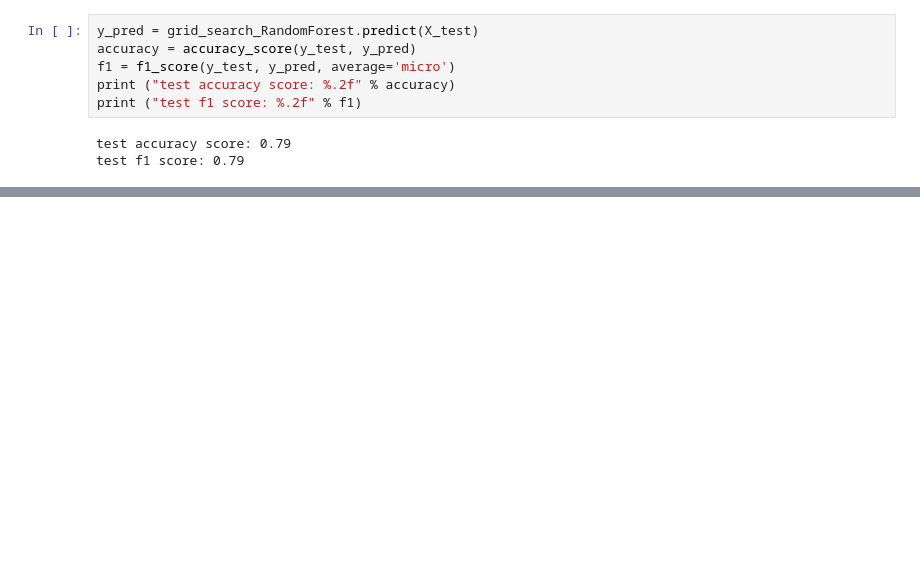
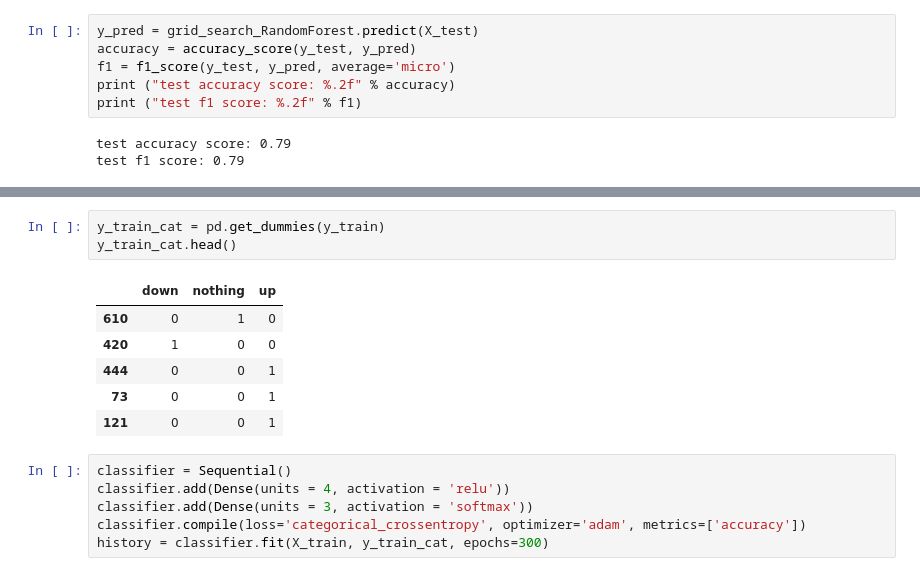
Before and after one commit to andrinpricemeier/meigames-pong-models, a Jupyter notebook: train_model.ipynb, the cells around one changed output, grey strips where cells are left out. Cells and saved outputs as stored; diff of their text form; blank space fills up the shorter version.

```diff
--- a/train_model.ipynb
+++ b/train_model.ipynb
@@ -276,0 +300,16 @@ Accuracy score 0.8199052132701422
+# %%
+y_train_cat = pd.get_dummies(y_train)
+y_train_cat.head()
+# %% [output]
+|  | down | nothing | up |
+| 610 | 0 | 1 | 0 |
+| 420 | 1 | 0 | 0 |
+| 444 | 0 | 0 | 1 |
+| 73 | 0 | 0 | 1 |
+| 121 | 0 | 0 | 1 |
+# %%
+classifier = Sequential()
+classifier.add(Dense(units = 4, activation = 'relu'))
+classifier.add(Dense(units = 3, activation = 'softmax'))
+classifier.compile(loss='categorical_crossentropy', optimizer='adam', metrics=['accuracy'])
+history = classifier.fit(X_train, y_train_cat, epochs=300)
```
Also changed, not shown: parts of 48 cells of this notebook, 1 other file.
